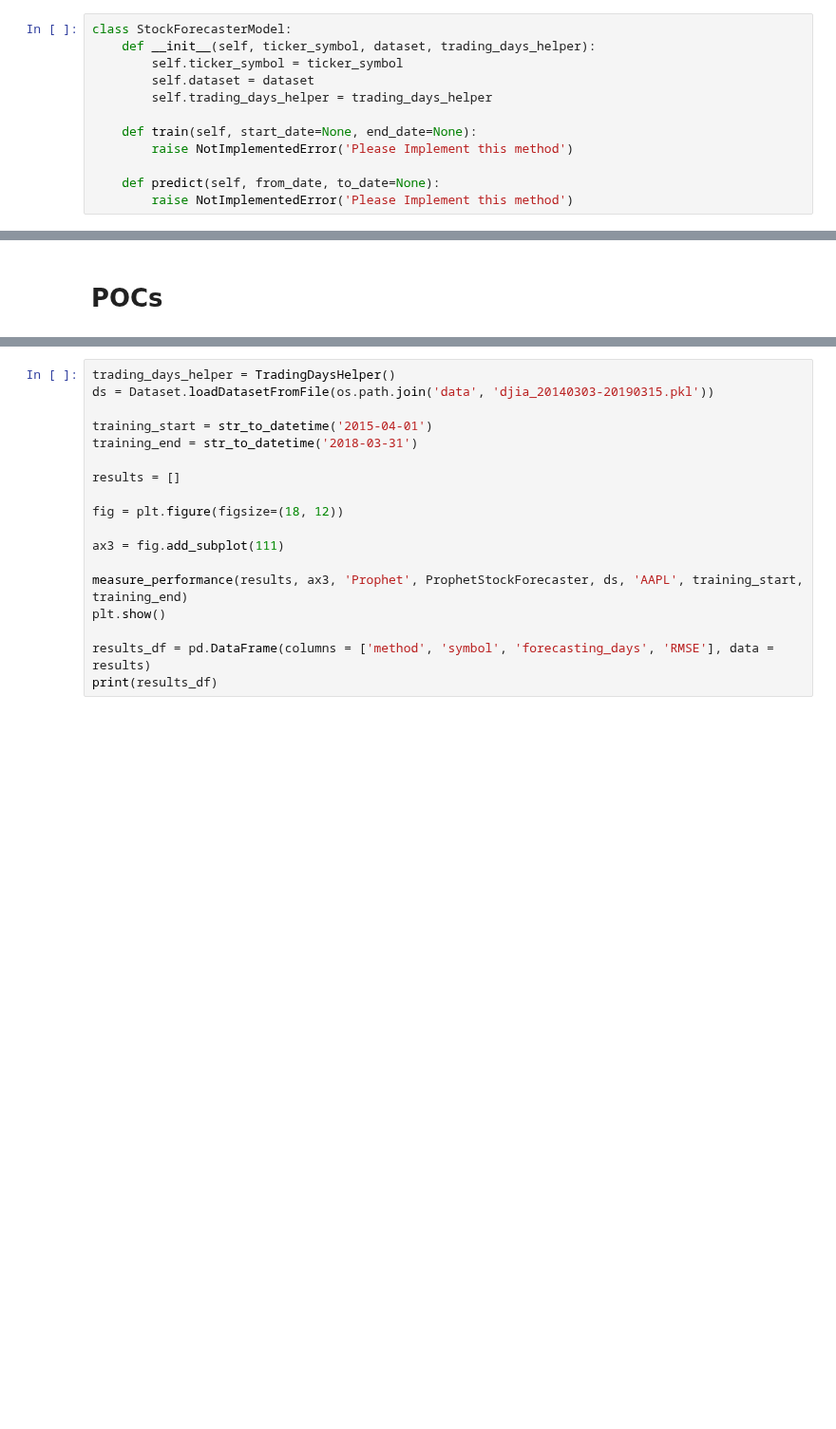
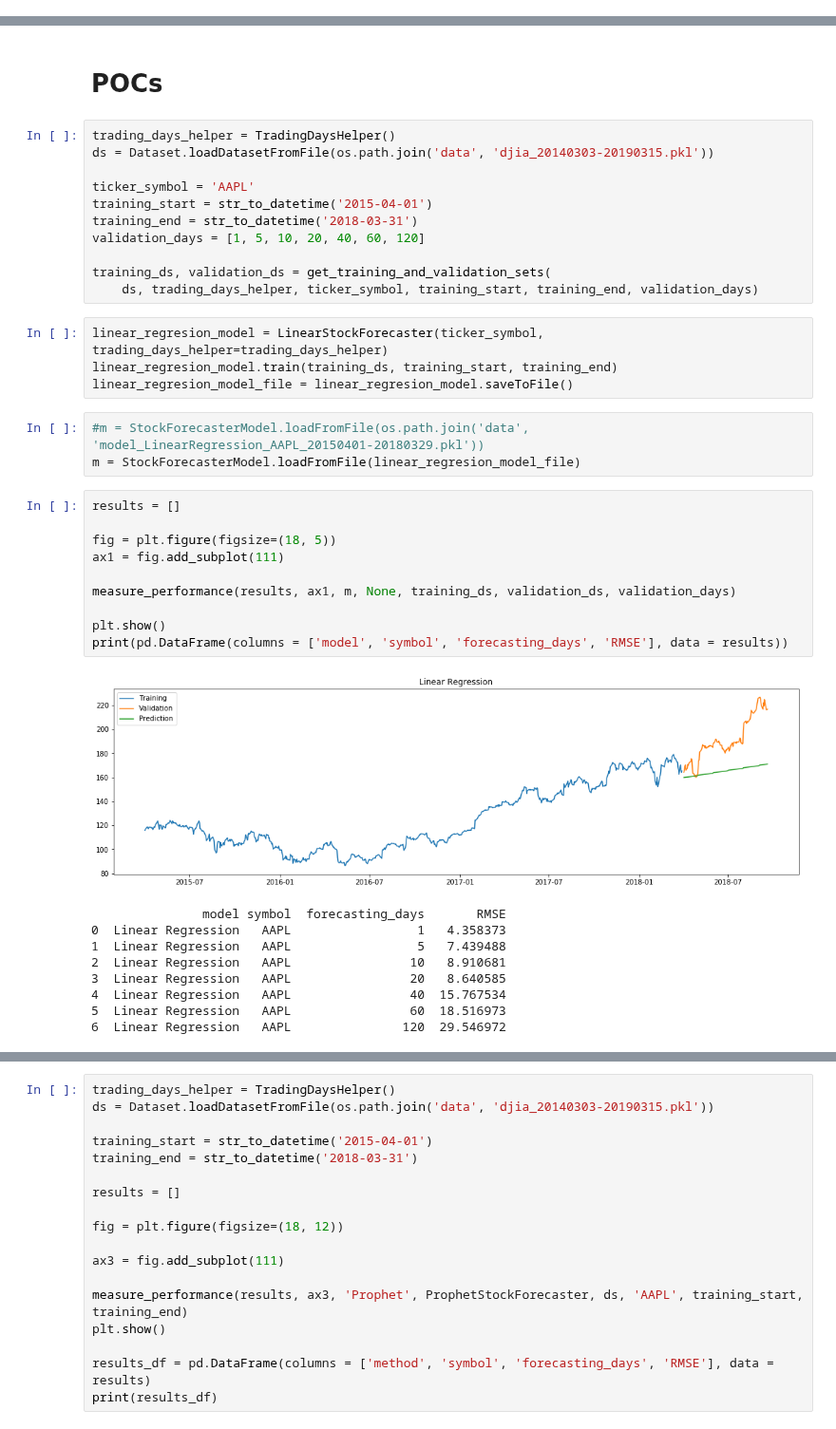
Before and after one commit to egar-garcia/machine-learning-engineer-nanodegree-capstone, a Jupyter notebook: StockForecasting.ipynb, the cells around one changed output, grey strips where cells are left out. Shown at 95% size. Saved outputs shown, nothing was run; the diff lists cells and outputs as text; blank space fills up the shorter version.

```diff
--- a/StockForecasting.ipynb
+++ b/StockForecasting.ipynb
@@ -376,14 +410,2 @@ class TradingDaysHelper:
 # %% [markdown]
 # Models
-# %%
-class StockForecasterModel:
-    def __init__(self, ticker_symbol, dataset, trading_days_helper):
-        self.ticker_symbol = ticker_symbol
-        self.dataset = dataset
-        self.trading_days_helper = trading_days_helper
-
-    def train(self, start_date=None, end_date=None):
-        raise NotImplementedError('Please Implement this method')
-
-    def predict(self, from_date, to_date=None):
-        raise NotImplementedError('Please Implement this method')
@@ -632,3 +713,41 @@ def measure_performance(results, subplot, method_name, model_constructor, total_
     return results
 # %% [markdown]
 # POCs
+# %%
+trading_days_helper = TradingDaysHelper()
+ds = Dataset.loadDatasetFromFile(os.path.join('data', 'djia_20140303-20190315.pkl'))
+
+ticker_symbol = 'AAPL'
+training_start = str_to_datetime('2015-04-01')
+training_end = str_to_datetime('2018-03-31')
+validation_days = [1, 5, 10, 20, 40, 60, 120]
+
+training_ds, validation_ds = get_training_and_validation_sets(
+    ds, trading_days_helper, ticker_symbol, training_start, training_end, validation_days)
+# %%
+linear_regresion_model = LinearStockForecaster(ticker_symbol, trading_days_helper=trading_days_helper)
+linear_regresion_model.train(training_ds, training_start, training_end)
+linear_regresion_model_file = linear_regresion_model.saveToFile()
+# %%
+#m = StockForecasterModel.loadFromFile(os.path.join('data', 'model_LinearRegression_AAPL_20150401-20180329.pkl'))
+m = StockForecasterModel.loadFromFile(linear_regresion_model_file)
+# %%
+results = []
+
+fig = plt.figure(figsize=(18, 5))
+ax1 = fig.add_subplot(111)
+
+measure_performance(results, ax1, m, None, training_ds, validation_ds, validation_days)
+
+plt.show()
+print(pd.DataFrame(columns = ['model', 'symbol', 'forecasting_days', 'RMSE'], data = results))
+# %% [output]
+[figure, added]
+               model symbol  forecasting_days       RMSE
+0  Linear Regression   AAPL                 1   4.358373
+1  Linear Regression   AAPL                 5   7.439488
+2  Linear Regression   AAPL                10   8.910681
+3  Linear Regression   AAPL                20   8.640585
+4  Linear Regression   AAPL                40  15.767534
+5  Linear Regression   AAPL                60  18.516973
+6  Linear Regression   AAPL               120  29.546972
```
Also changed, not shown: parts of 11 cells of this notebook.
